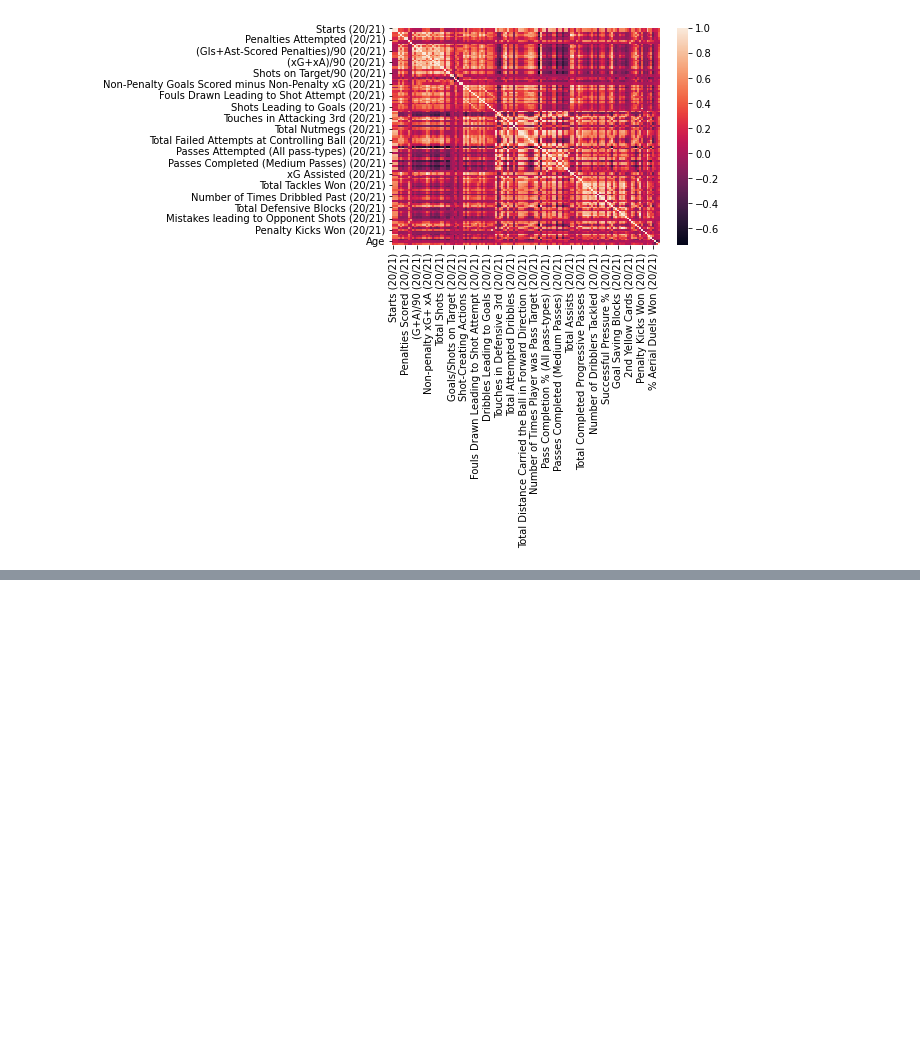
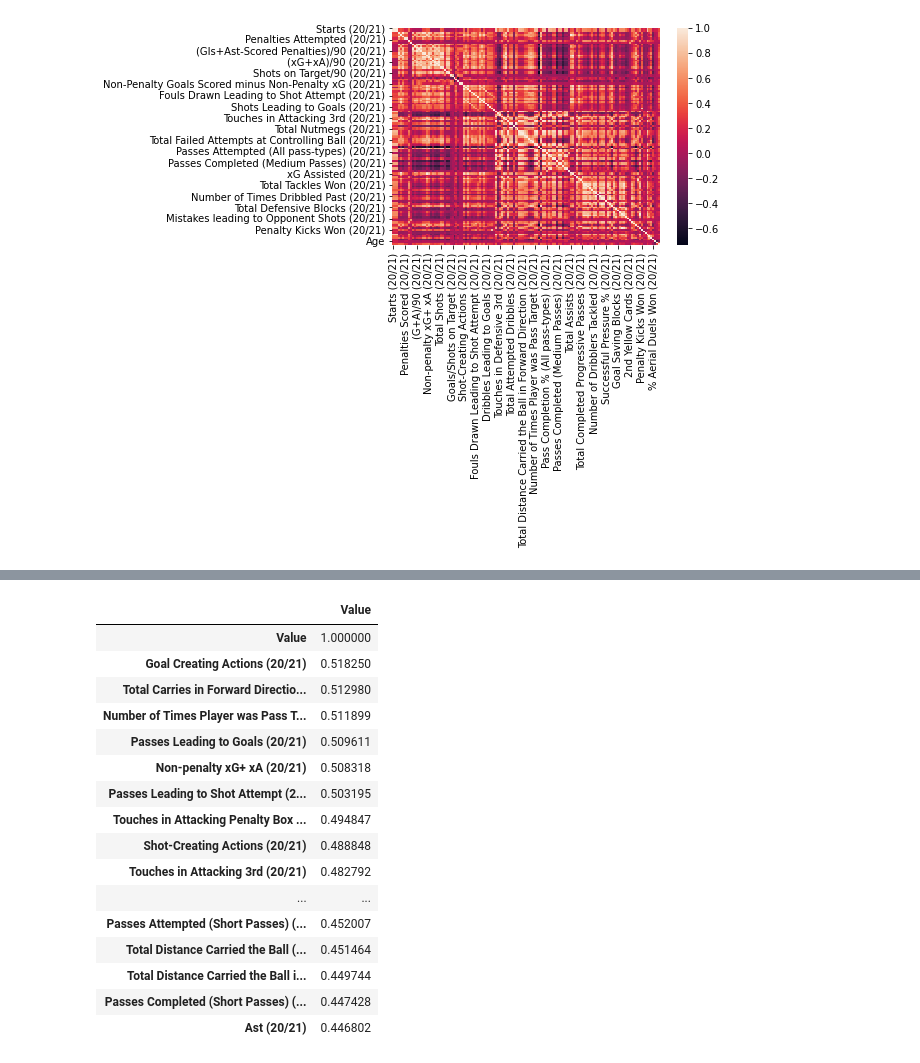
Before and after one commit to camiloms10/soccer_players_value, a Jupyter notebook: players_value.ipynb, the cells around one changed output, grey strips where cells are left out. Drawn from its saved outputs; the diff is of its cells as text; code cells hidden in the pictures; blank space fills up the shorter version.

```diff
--- a/players_value.ipynb
+++ b/players_value.ipynb
@@ -108,0 +132,20 @@ Name: Value, Length: 136, dtype: float64
+# %%
+value_corr.nlargest(8,'Value')
+# %% [output]
+|  | Value |
+| Value | 1.000000 |
+| Goal Creating Actions (20/21) | 0.518250 |
+| Total Carries in Forward Directio... | 0.512980 |
+| Number of Times Player was Pass T... | 0.511899 |
+| Passes Leading to Goals (20/21) | 0.509611 |
+| Non-penalty xG+ xA (20/21) | 0.508318 |
+| Passes Leading to Shot Attempt (2... | 0.503195 |
+| Touches in Attacking Penalty Box ... | 0.494847 |
+| Shot-Creating Actions (20/21) | 0.488848 |
+| Touches in Attacking 3rd (20/21) | 0.482792 |
+| ... | ... |
+| Passes Attempted (Short Passes) (... | 0.452007 |
+| Total Distance Carried the Ball (... | 0.451464 |
+| Total Distance Carried the Ball i... | 0.449744 |
+| Passes Completed (Short Passes) (... | 0.447428 |
+| Ast (20/21) | 0.446802 |
```
Also changed, not shown: parts of 12 cells of this notebook.
